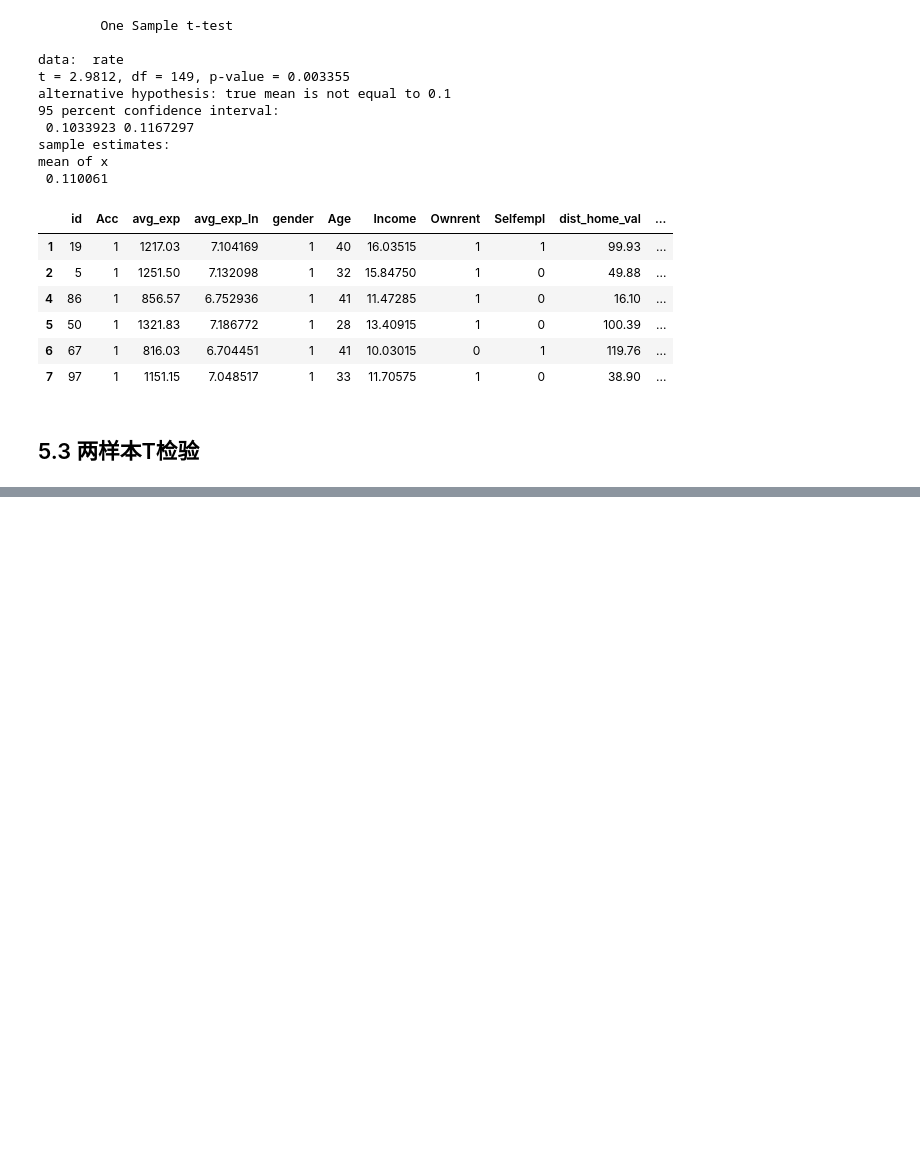
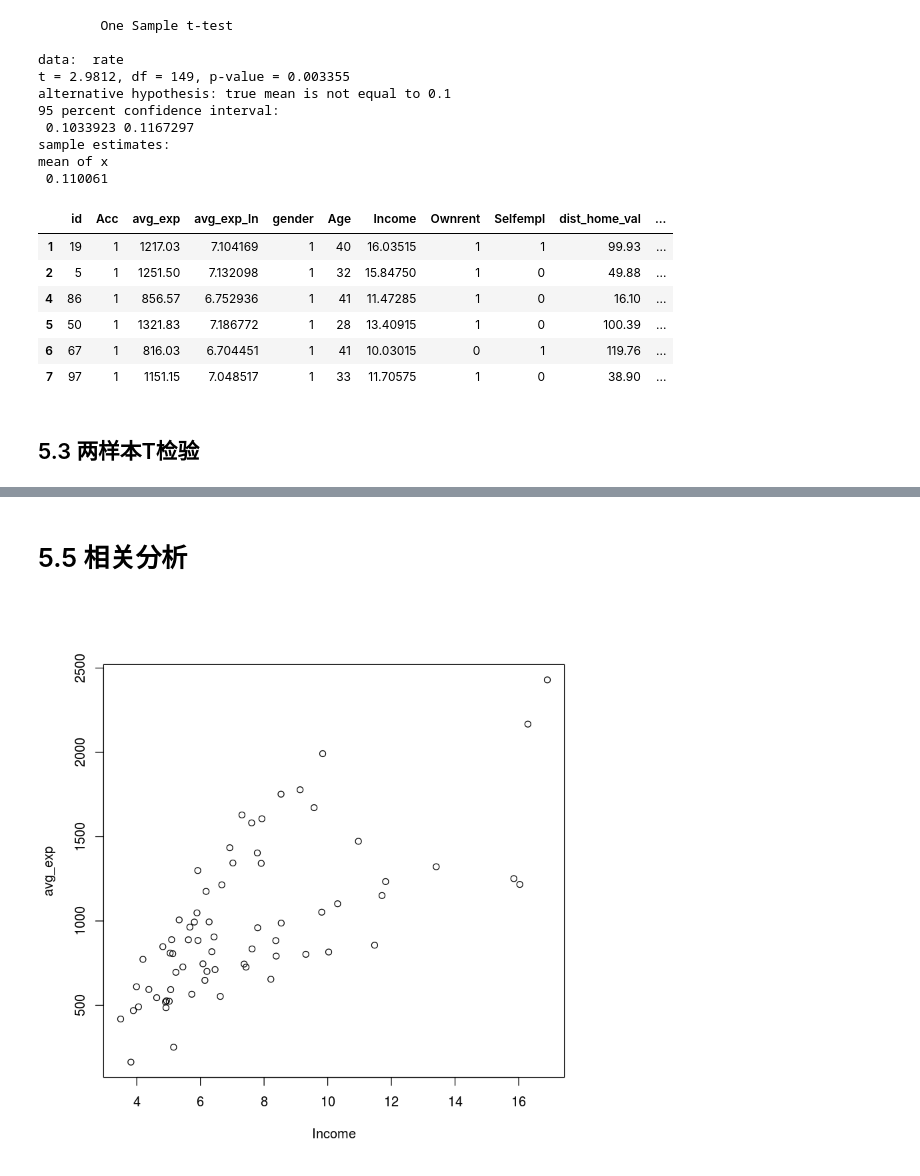
Before and after one commit to hhland/R-notebook, a Jupyter notebook: study163-dm/ch05-example.ipynb, the cells around one changed output, grey strips where cells are left out. Drawn from its saved outputs; the diff is of its cells as text; code cells hidden in the pictures; blank space fills up the shorter version.

```diff
--- a/study163-dm/ch05-example.ipynb
+++ b/study163-dm/ch05-example.ipynb
@@ -129,0 +268,7 @@ head(creditcard_exp)
+# %% [markdown]
+# 5.5 相关分析
+# %%
+#散点图
+plot(Income,avg_exp)
+# %% [output]
+[figure, added]
```
Also changed, not shown: parts of 18 cells of this notebook, 1 other file.
